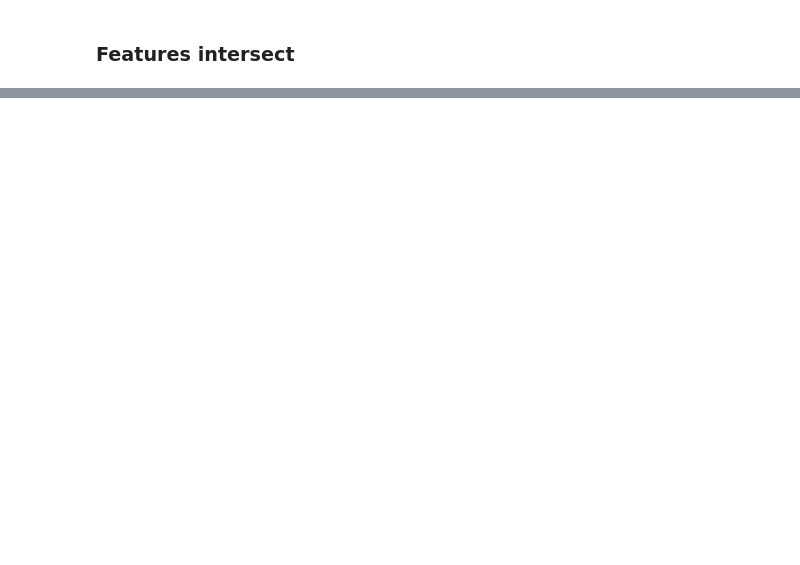
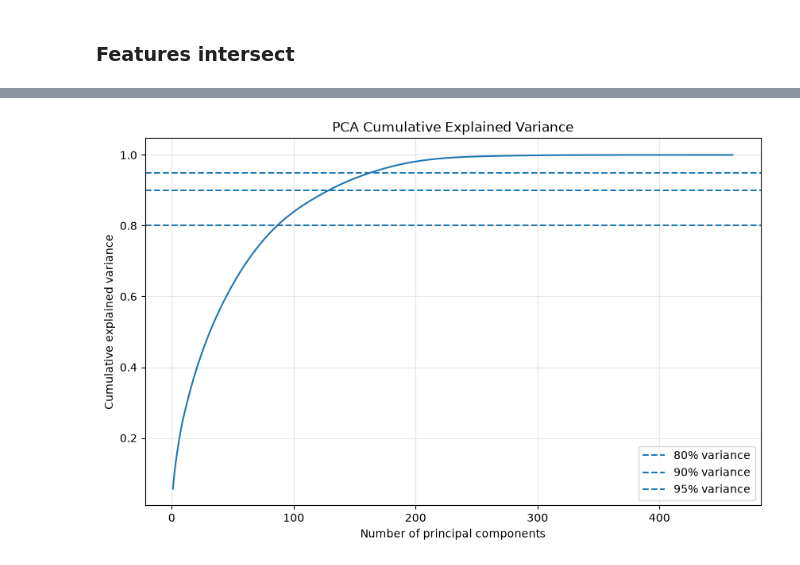
Before and after one commit to DRPproton/semiconductor-projects-tda, a Jupyter notebook: Project-1_SECOM/notebooks/notebook.ipynb, the cells around one changed output, grey strips where cells are left out. Cells and saved outputs as stored; diff of their text form; code cells hidden in the pictures; blank space fills up the shorter version.

Commit message:
Phase 6 finshed, feature selection analysis

```diff
--- a/Project-1_SECOM/notebooks/notebook.ipynb
+++ b/Project-1_SECOM/notebooks/notebook.ipynb
@@ -603,0 +1189,3 @@ set(features_are_strongly_skewed) & set(features_with_higher_outliers_rate)
+# %%
+rfe = RFE(estimator=rf_rfe, n_features_to_select=40, step=0.10, importance_getter="feature_importances_", verbose=1)
+rfe.fit(X_train, y_train)
@@ -603,0 +1254,12 @@ set(features_are_strongly_skewed) & set(features_with_higher_outliers_rate)
+# %%
+pca_pipeline= Pipeline(
+    steps=[
+        ("imputer", SimpleImputer(strategy="median")),
+        ('scaler', StandardScaler()),
+        ("PCA", PCA())
+    ]
+)
+# %%
+X_train_pca = pca_pipeline.fit_transform(X_train)
+# %%
+pca_model = pca_pipeline.named_steps["PCA"]
@@ -603,0 +1326,23 @@ set(features_are_strongly_skewed) & set(features_with_higher_outliers_rate)
+# %%
+plt.figure(figsize=(10, 6))
+
+plt.plot(
+    pca_variance_report["component"],
+    pca_variance_report["cumulative_variance"]
+)
+
+for threshold in [0.80, 0.90, 0.95]:
+    plt.axhline(
+        threshold,
+        linestyle="--",
+        label=f"{threshold:.0%} variance"
+    )
+
+plt.xlabel("Number of principal components")
+plt.ylabel("Cumulative explained variance")
+plt.title("PCA Cumulative Explained Variance")
+plt.legend()
+plt.grid(alpha=0.3)
+plt.show()
+# %% [output]
+[figure, added]
```
Also changed, not shown: parts of 51 cells of this notebook, 3 other files.
